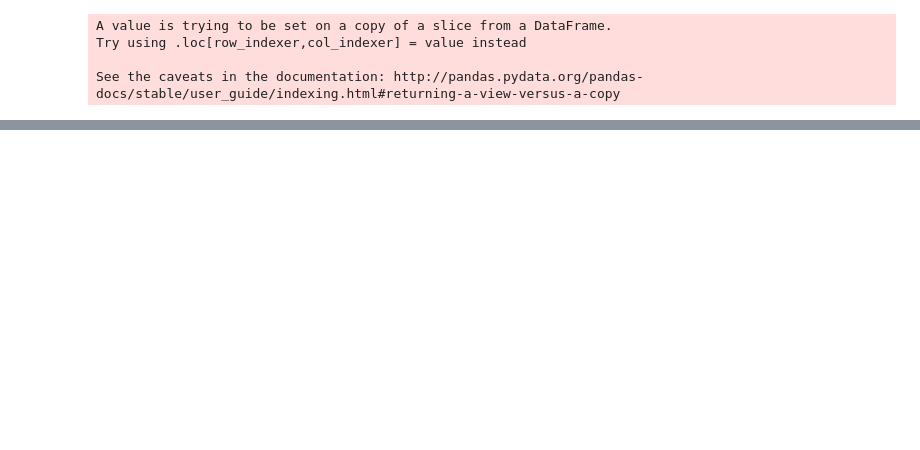
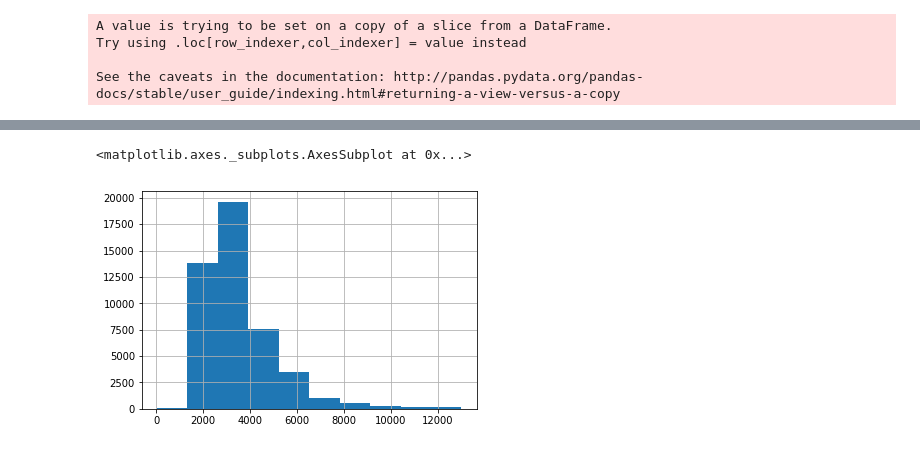
Before and after one commit to yifanliu98/two-sigma-connect-rental-listin-inquiries, a Jupyter notebook: logistic_regression.ipynb, the cells around one changed output, grey strips where cells are left out. Drawn from its saved outputs; the diff is of its cells as text; code cells hidden in the pictures; blank space fills up the shorter version.

```diff
--- a/logistic_regression.ipynb
+++ b/logistic_regression.ipynb
@@ -263,0 +321,5 @@ data[data['listing_id']==7054971]
+# %%
+train.price.hist()
+# %% [output]
+<matplotlib.axes._subplots.AxesSubplot at 0x...>
+[figure, added]
```
Also changed, not shown: parts of 38 cells of this notebook.
